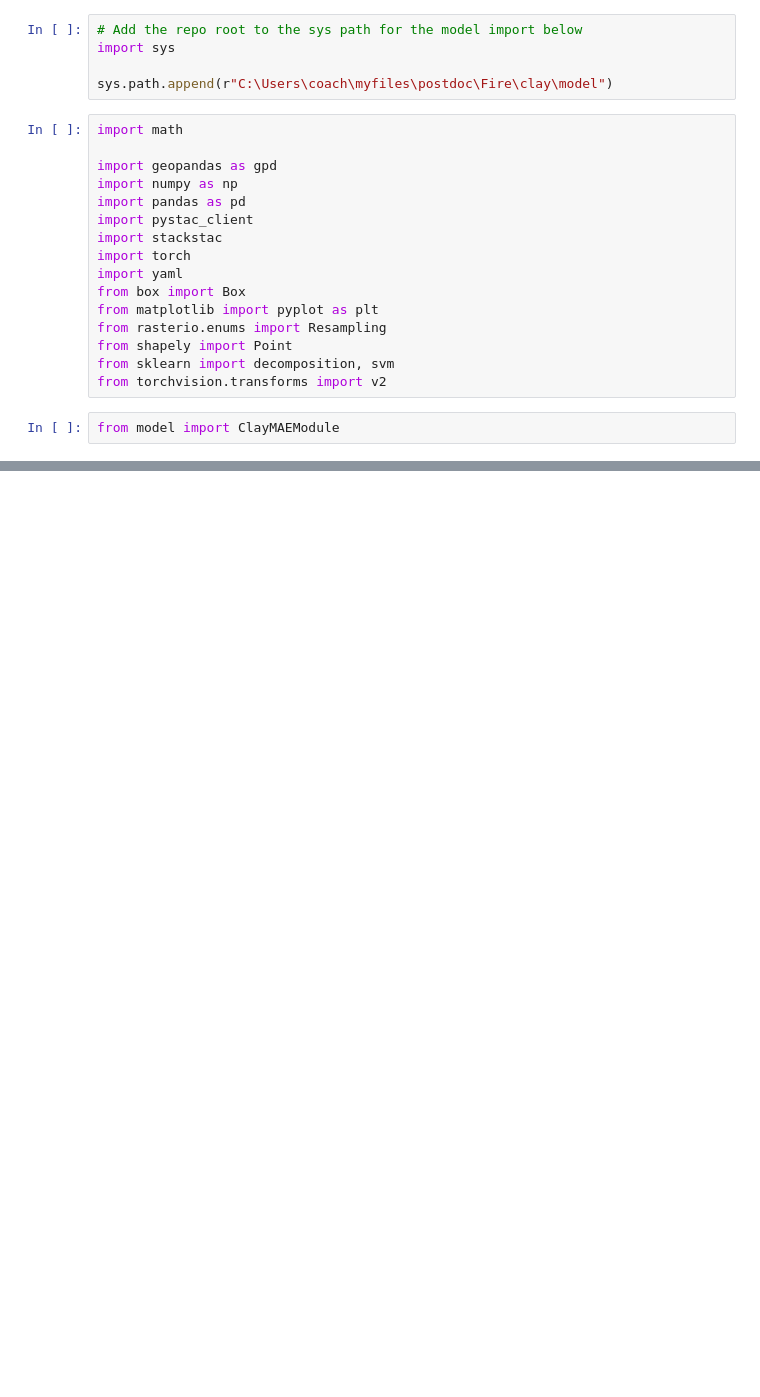
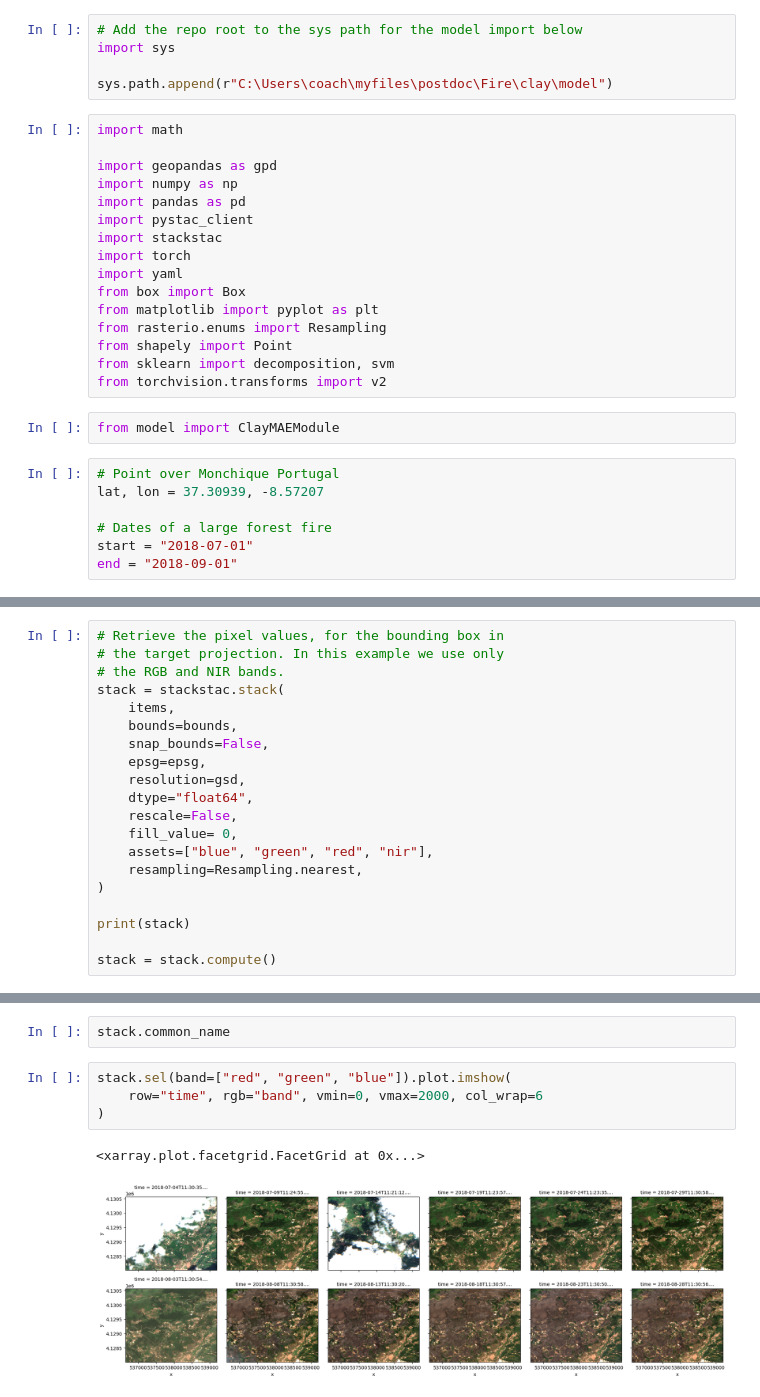
Before and after one commit to Geethen/Burn_Area_Mapping, a Jupyter notebook: src/notebooks/Clay.ipynb, the cells around one changed output, grey strips where cells are left out. Drawn from its saved outputs; the diff is of its cells as text; blank space fills up the shorter version.

```diff
--- a/src/notebooks/Clay.ipynb
+++ b/src/notebooks/Clay.ipynb
@@ -21,3 +21,10 @@ from sklearn import decomposition, svm
 from torchvision.transforms import v2
 # %%
 from model import ClayMAEModule
+# %%
+# Point over Monchique Portugal
+lat, lon = 37.30939, -8.57207
+
+# Dates of a large forest fire
+start = "2018-07-01"
+end = "2018-09-01"
@@ -23,0 +82,20 @@ from model import ClayMAEModule
+# %%
+# Retrieve the pixel values, for the bounding box in
+# the target projection. In this example we use only
+# the RGB and NIR bands.
+stack = stackstac.stack(
+    items,
+    bounds=bounds,
+    snap_bounds=False,
+    epsg=epsg,
+    resolution=gsd,
+    dtype="float64",
+    rescale=False,
+    fill_value= 0,
+    assets=["blue", "green", "red", "nir"],
+    resampling=Resampling.nearest,
+)
+
+print(stack)
+
+stack = stack.compute()
@@ -24,3 +120,12 @@ from model import ClayMAEModule
+# %%
+stack.common_name
+# %%
+stack.sel(band=["red", "green", "blue"]).plot.imshow(
+    row="time", rgb="band", vmin=0, vmax=2000, col_wrap=6
+)
+# %% [output]
+<xarray.plot.facetgrid.FacetGrid at 0x...>
+[figure, added]
 # %%
 device = torch.device("cuda") if torch.cuda.is_available() else torch.device("cpu")
 ckpt = "https://clay-model-ckpt.s3.amazonaws.com/v0.5.7/mae_v0.5.7_epoch-13_val-loss-0.3098.ckpt"
```
Also changed, not shown: parts of 10 cells of this notebook, 2 other files.
